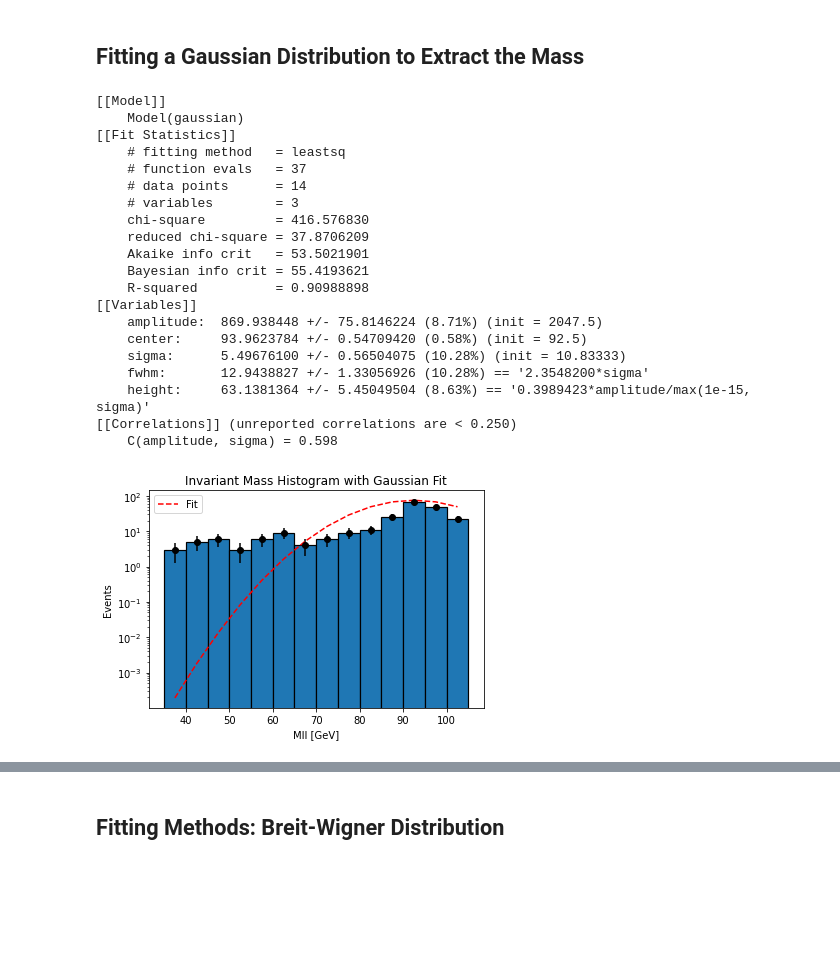
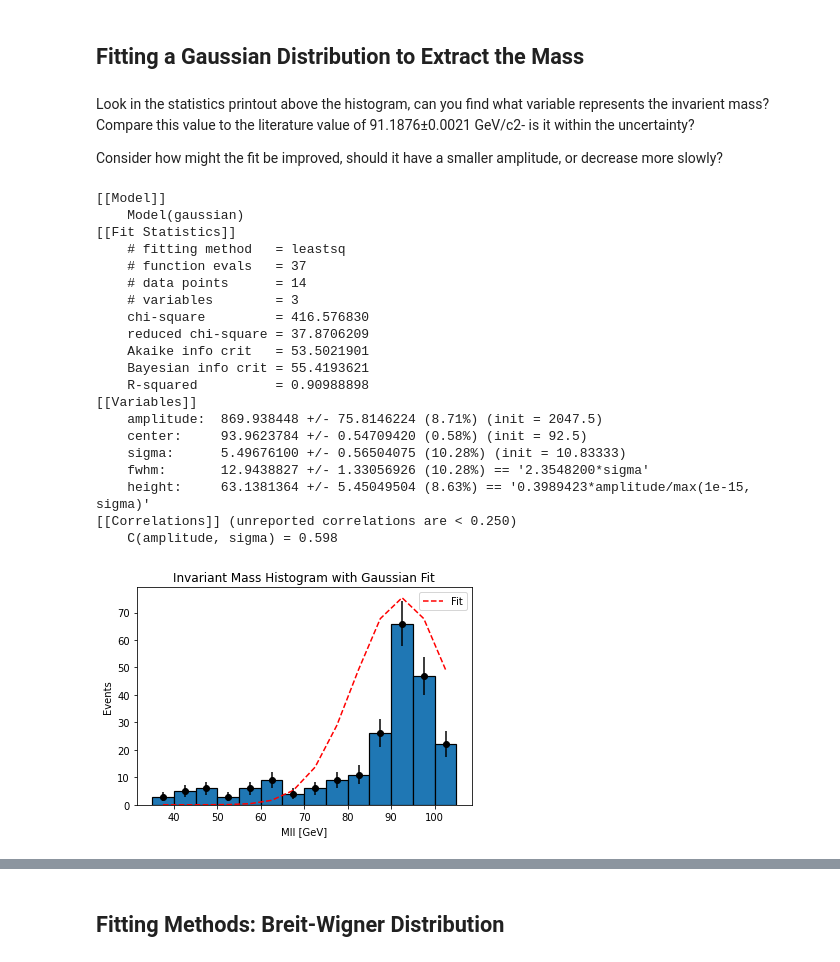
Before and after one commit to KatieGray024/notebooks-collection-opendata, a Jupyter notebook: 13-TeV-examples/uproot_python/Find_the_Z.ipynb, the cells around one changed output, grey strips where cells are left out. Drawn from its saved outputs; the diff is of its cells as text; code cells hidden in the pictures; blank space fills up the shorter version.

```diff
--- a/13-TeV-examples/uproot_python/Find_the_Z.ipynb
+++ b/13-TeV-examples/uproot_python/Find_the_Z.ipynb
@@ -213,6 +213,10 @@ $$P(x) = Ae^{-\frac{1}{2} (\frac{x-\mu}{\sigma})^2 }$$
 Where $\mu$ is the centroid.
 # %% [markdown]
 ## Fitting a Gaussian Distribution to Extract the Mass
+# %% [markdown]
+Look in the statistics printout above the histogram, can you find what variable represents the invarient mass? Compare this value to the literature value of 91.1876±0.0021 GeV/c2- is it within the uncertainty?
+
+Consider how might the fit be improved, should it have a smaller amplitude, or decrease more slowly?
 # %%
 bin_edges = np.arange(start=35, # The interval includes this value
                       stop=110, # The interval doesn't include this value
@@ -245,35 +249,34 @@ print(out_gauss.fit_report(min_correl=0.25))
 plt.legend()
 
 #Axis Titles
 plt.xlabel('Mll [GeV]')
 plt.ylabel('Events')
 plt.title('Invariant Mass Histogram with Gaussian Fit')
 
 # make the y-axis log scale
-plt.yscale('log')
 figsize=(10, 8)
 # %% [output]
 [[Model]]
     Model(gaussian)
 [[Fit Statistics]]
     # fitting method   = leastsq
     # function evals   = 37
     # data points      = 14
     # variables        = 3
     chi-square         = 416.576830
     reduced chi-square = 37.8706209
     Akaike info crit   = 53.5021901
     Bayesian info crit = 55.4193621
     R-squared          = 0.90988898
 [[Variables]]
     amplitude:  869.938448 +/- 75.8146224 (8.71%) (init = 2047.5)
     center:     93.9623784 +/- 0.54709420 (0.58%) (init = 92.5)
     sigma:      5.49676100 +/- 0.56504075 (10.28%) (init = 10.83333)
     fwhm:       12.9438827 +/- 1.33056926 (10.28%) == '2.3548200*sigma'
     height:     63.1381364 +/- 5.45049504 (8.63%) == '0.3989423*amplitude/max(1e-15, sigma)'
 [[Correlations]] (unreported correlations are < 0.250)
     C(amplitude, sigma) = 0.598
-[figure, old version]
+[figure, new version]
 # %% [markdown]
 <a id='going_further'></a>
 # %% [markdown]
```
Also changed, not shown: parts of 8 cells of this notebook.
